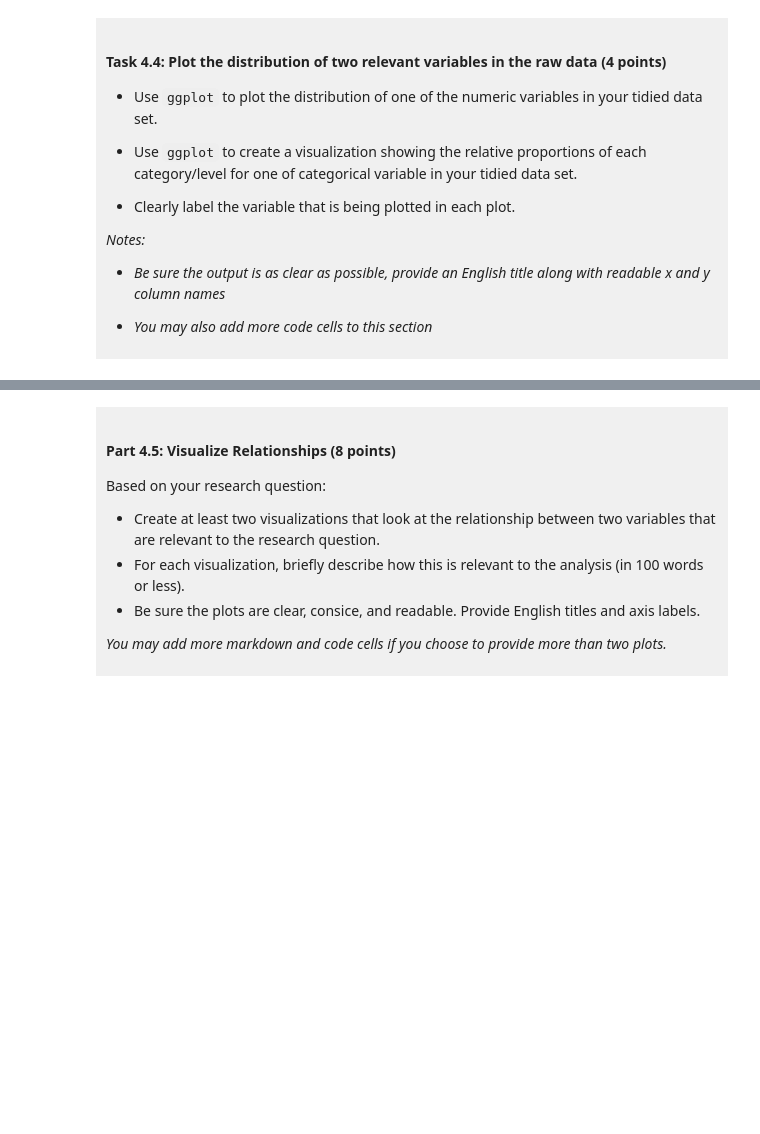
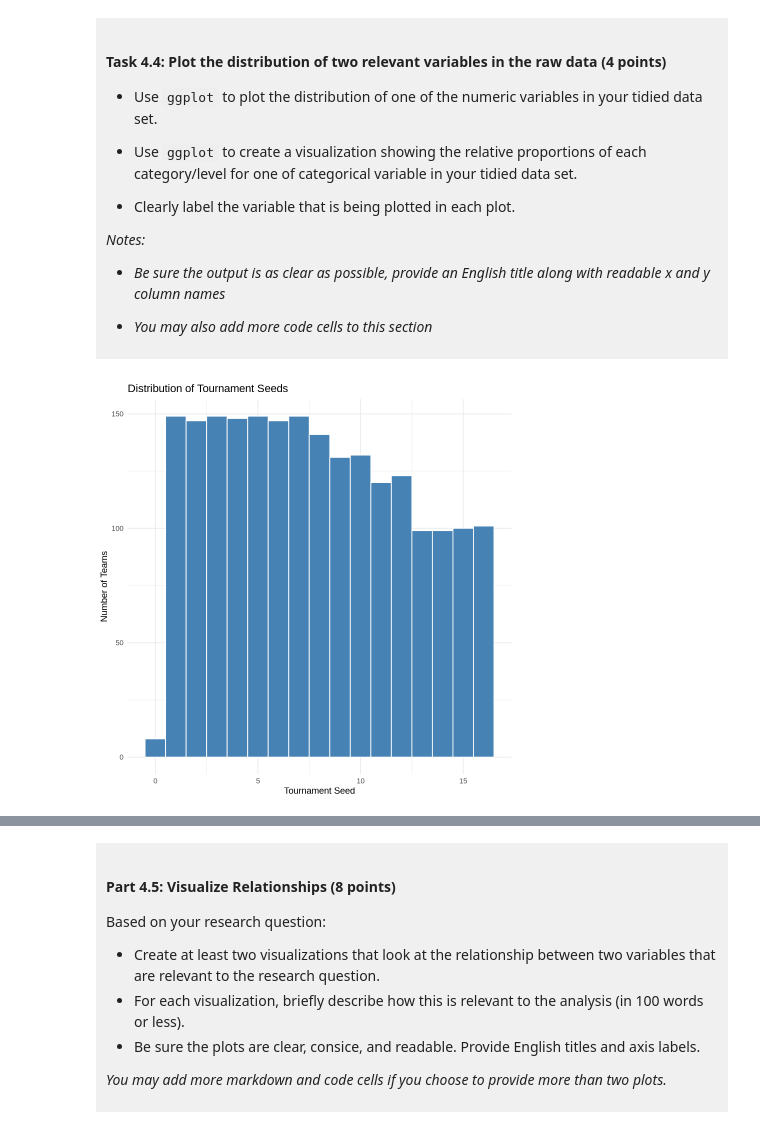
Before and after one commit to rahbia/dsci-100-project-rahbia-bal, a Jupyter notebook: dsci-100-project-notebook.ipynb, the cells around one changed output, grey strips where cells are left out. Cells and saved outputs as stored; diff of their text form; code cells hidden in the pictures; blank space fills up the shorter version.

```diff
--- a/dsci-100-project-notebook.ipynb
+++ b/dsci-100-project-notebook.ipynb
@@ -296,5 +334,15 @@ You will refine your research question (if needed) and produce a tidy data set.
 
 </div>
 # %%
-### EDIT THIS CODE CELL FOR PLOT 1 ###
+seed_distribution <- tidy_basketball |>
+    ggplot(aes(x = seed)) +
+    geom_histogram(binwidth = 1, fill = "steelblue", color = "white") +
+    labs(title = "Distribution of Tournament Seeds",
+        x = "Tournament Seed",
+        y = "Number of Teams") +
+    theme_minimal()
+
+seed_distribution
+# %% [output]
+[figure, added]
 # %%
```
Also changed, not shown: parts of 11 cells of this notebook.
